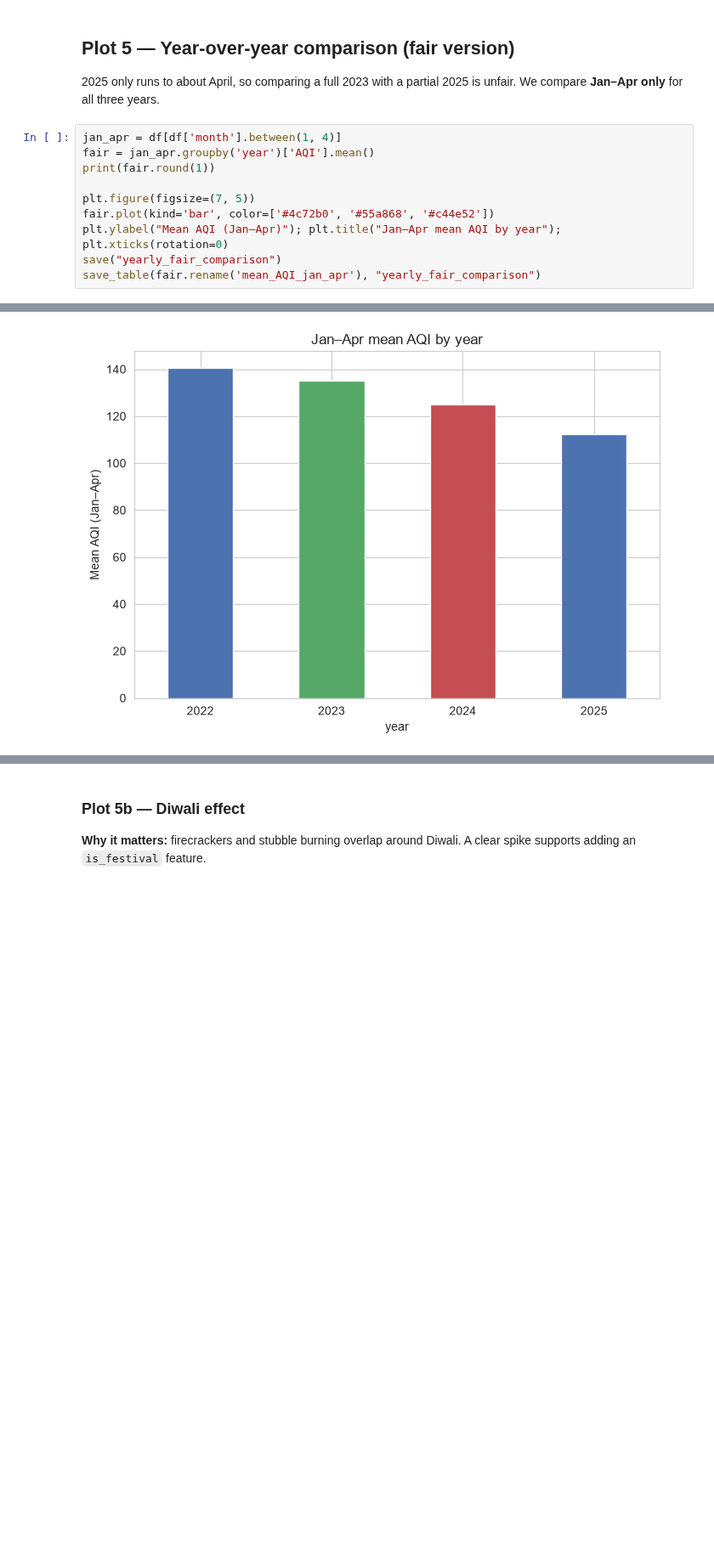
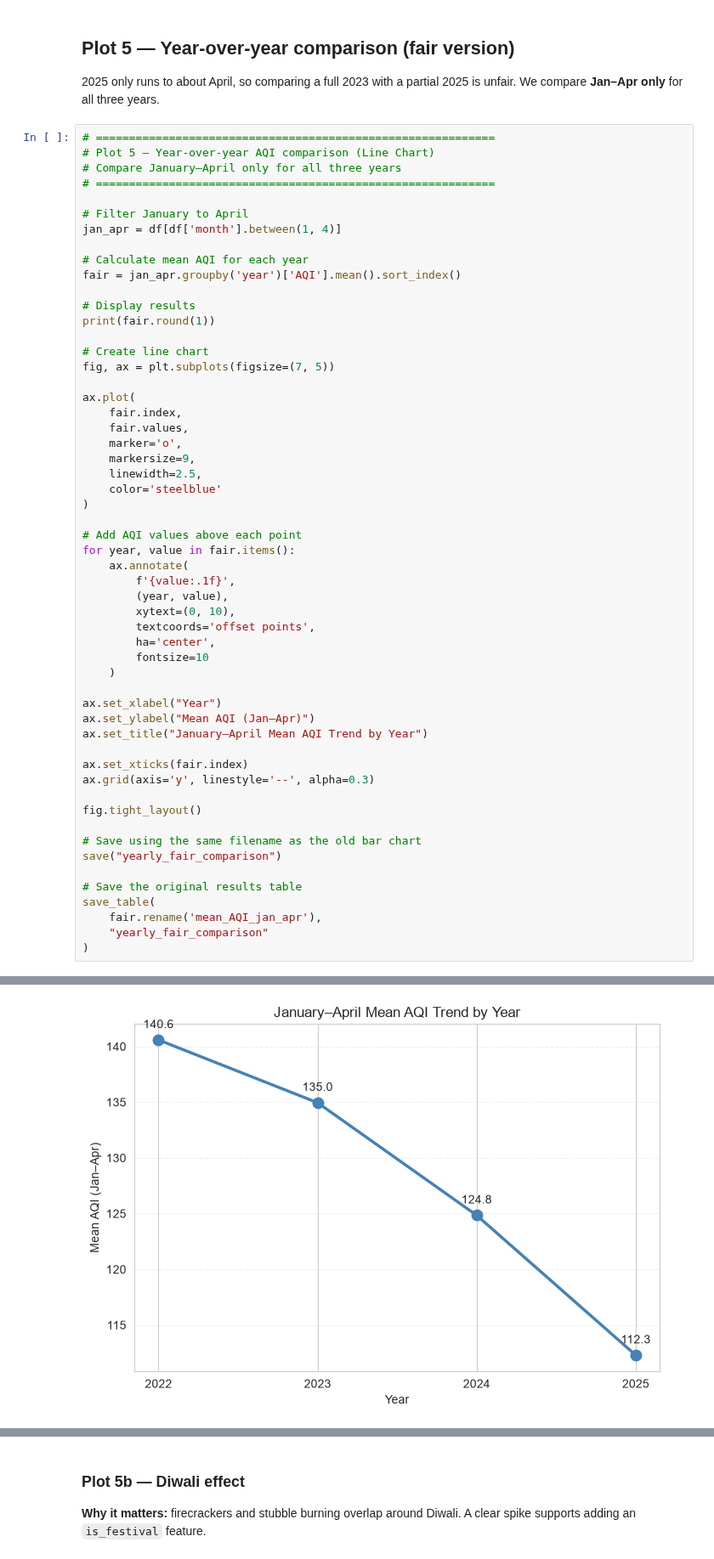
Before and after one commit to nikita-sci/AQI-prediction-India, a Jupyter notebook: notebooks/02_eda_2023_25.ipynb, the cells around one changed output, grey strips where cells are left out. Shown at 85% size. Saved outputs shown, nothing was run; the diff lists cells and outputs as text; blank space fills up the shorter version.

```diff
--- a/notebooks/02_eda_2023_25.ipynb
+++ b/notebooks/02_eda_2023_25.ipynb
@@ -297,23 +297,68 @@ saved table: 2023_25_weekday_stats.csv  (7, 8)
 ## Plot 5 — Year-over-year comparison (fair version)
 2025 only runs to about April, so comparing a full 2023 with a partial 2025 is unfair. We compare **Jan–Apr only** for all three years.
 # %%
+# ============================================================
+# Plot 5 — Year-over-year AQI comparison (Line Chart)
+# Compare January–April only for all three years
+# ============================================================
+
+# Filter January to April
 jan_apr = df[df['month'].between(1, 4)]
-fair = jan_apr.groupby('year')['AQI'].mean()
+
+# Calculate mean AQI for each year
+fair = jan_apr.groupby('year')['AQI'].mean().sort_index()
+
+# Display results
 print(fair.round(1))
 
-plt.figure(figsize=(7, 5))
-fair.plot(kind='bar', color=['#4c72b0', '#55a868', '#c44e52'])
-plt.ylabel("Mean AQI (Jan–Apr)"); plt.title("Jan–Apr mean AQI by year"); plt.xticks(rotation=0)
+# Create line chart
+fig, ax = plt.subplots(figsize=(7, 5))
+
+ax.plot(
+    fair.index,
+    fair.values,
+    marker='o',
+    markersize=9,
+    linewidth=2.5,
+    color='steelblue'
+)
+
+# Add AQI values above each point
+for year, value in fair.items():
+    ax.annotate(
+        f'{value:.1f}',
+        (year, value),
+        xytext=(0, 10),
+        textcoords='offset points',
+        ha='center',
+        fontsize=10
+    )
+
+ax.set_xlabel("Year")
+ax.set_ylabel("Mean AQI (Jan–Apr)")
+ax.set_title("January–April Mean AQI Trend by Year")
+
+ax.set_xticks(fair.index)
+ax.grid(axis='y', linestyle='--', alpha=0.3)
+
+fig.tight_layout()
+
+# Save using the same filename as the old bar chart
 save("yearly_fair_comparison")
-save_table(fair.rename('mean_AQI_jan_apr'), "yearly_fair_comparison")
+
+# Save the original results table
+save_table(
+    fair.rename('mean_AQI_jan_apr'),
+    "yearly_fair_comparison"
+)
 # %% [output]
 year
 2022    140.6
 2023    135.0
 2024    124.8
 2025    112.3
 Name: AQI, dtype: float64
-[figure, old version]
+[figure, new version]
 saved table: 2023_25_yearly_fair_comparison.csv  (4, 1)
 # %% [markdown]
 ### Plot 5b — Diwali effect
```
Also changed, not shown: parts of 1 cell of this notebook, 2 other files.
